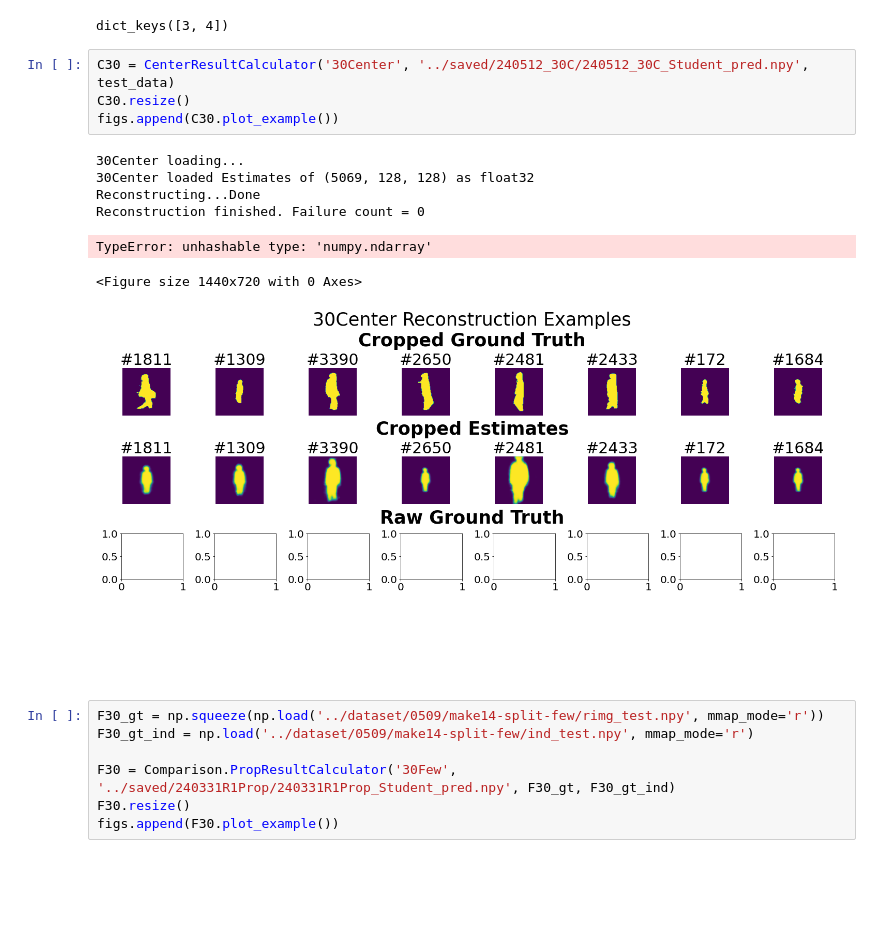
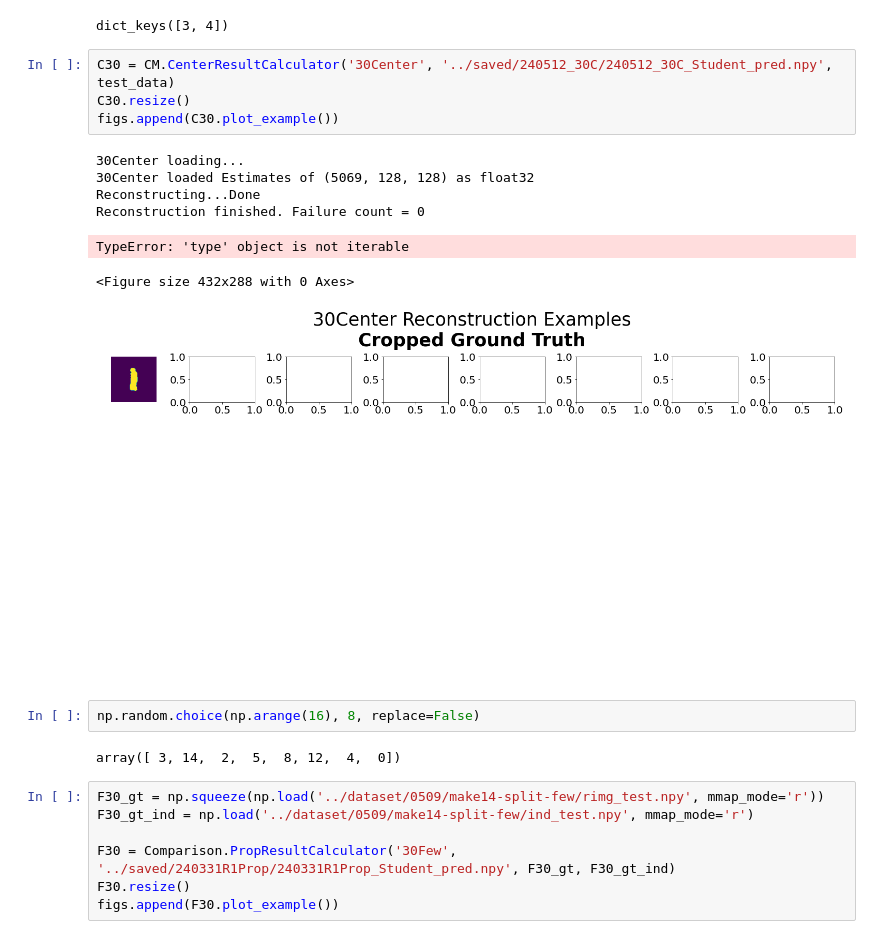
Before and after one commit to MilkywayCocktail/Models, a Jupyter notebook: BenchmarksV07C2.ipynb, the cells around one changed output. Cells and saved outputs as stored; diff of their text form; blank space fills up the shorter version.

```diff
--- a/BenchmarksV07C2.ipynb
+++ b/BenchmarksV07C2.ipynb
@@ -382,17 +53,21 @@ print(dataplanner.data.keys())
 # %% [output]
 dict_keys([3, 4])
 # %%
-C30 = CenterResultCalculator('30Center', '../saved/240512_30C/240512_30C_Student_pred.npy', test_data)
+C30 = CM.CenterResultCalculator('30Center', '../saved/240512_30C/240512_30C_Student_pred.npy', test_data)
 C30.resize()
 figs.append(C30.plot_example())
 # %% [output]
 30Center loading...
 30Center loaded Estimates of (5069, 128, 128) as float32
 Reconstructing...Done
 Reconstruction finished. Failure count = 0
-TypeError: unhashable type: 'numpy.ndarray'
+TypeError: 'type' object is not iterable
-<Figure size 1440x720 with 0 Axes>
+<Figure size 432x288 with 0 Axes>
-[figure, old version]
+[figure, new version]
+# %%
+np.random.choice(np.arange(16), 8, replace=False)
+# %% [output]
+array([ 3, 14,  2,  5,  8, 12,  4,  0])
 # %%
 F30_gt = np.squeeze(np.load('../dataset/0509/make14-split-few/rimg_test.npy', mmap_mode='r'))
 F30_gt_ind = np.load('../dataset/0509/make14-split-few/ind_test.npy', mmap_mode='r')
```
Also changed, not shown: parts of 2 cells of this notebook, 2 other files.
